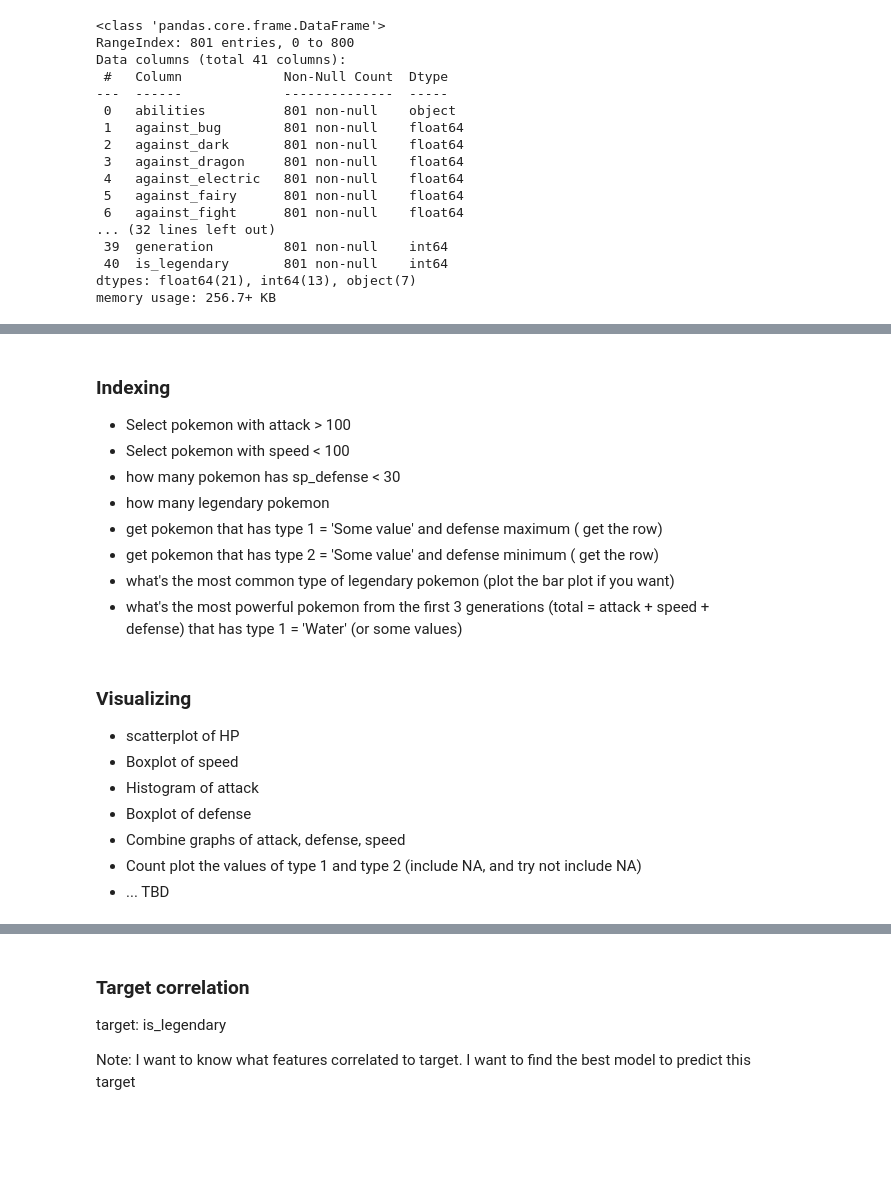
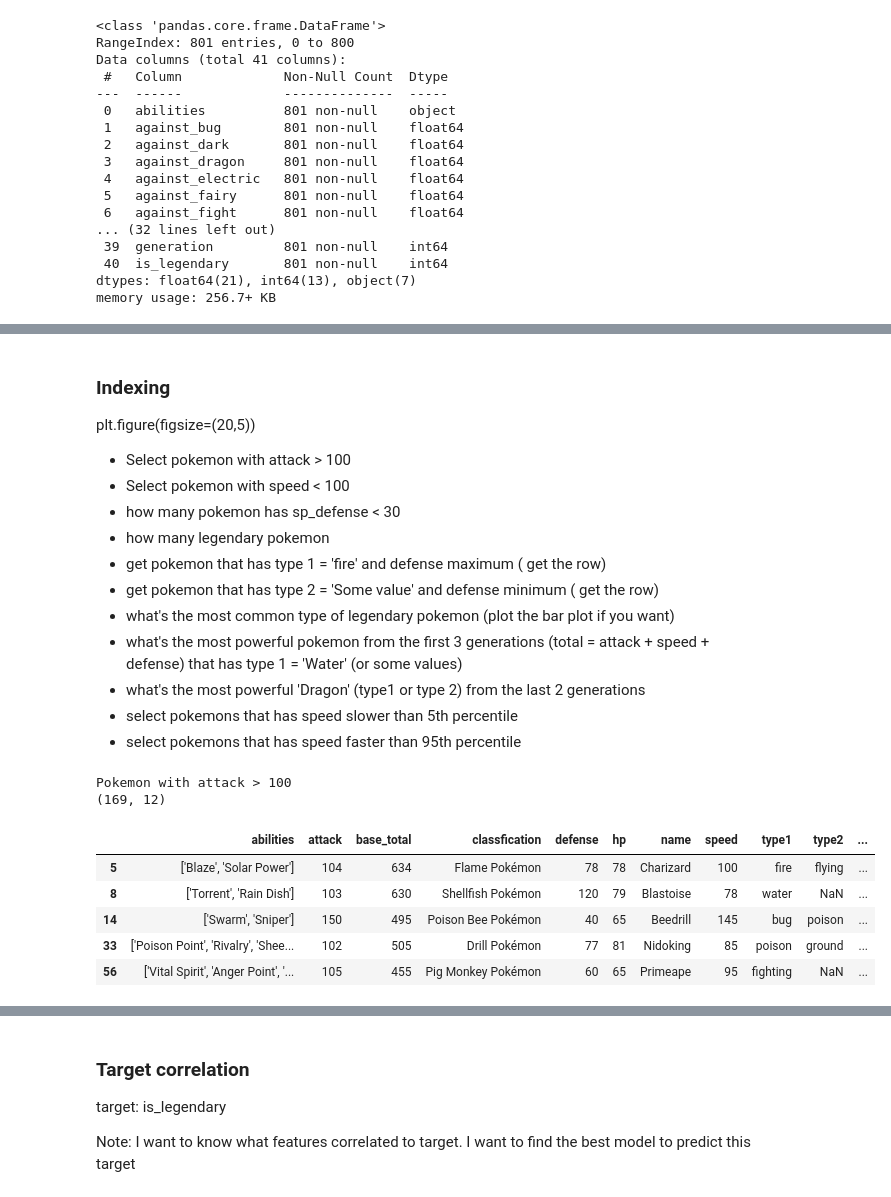
Before and after one commit to jameskn30/my_deep_learning_journey, a Jupyter notebook: tutorials/pandas/pokemon.ipynb, the cells around one changed output, grey strips where cells are left out. Cells and saved outputs as stored; diff of their text form; code cells hidden in the pictures; blank space fills up the shorter version.

```diff
--- a/tutorials/pandas/pokemon.ipynb
+++ b/tutorials/pandas/pokemon.ipynb
@@ -45,21 +222,29 @@ memory usage: 256.7+ KB
 # %% [markdown]
 ### Indexing
+plt.figure(figsize=(20,5))
 
 - Select pokemon with attack > 100
 - Select pokemon with speed < 100
 - how many pokemon has sp_defense < 30
 - how many legendary pokemon
-- get pokemon that has type 1 = 'Some value' and defense maximum ( get the row)
+- get pokemon that has type 1 = 'fire' and defense maximum ( get the row)
 - get pokemon that has type 2 = 'Some value' and defense minimum ( get the row)
 - what's the most common type of legendary pokemon (plot the bar plot if you want)
 - what's the most powerful pokemon from the first 3 generations (total = attack + speed + defense) that has type 1 = 'Water' (or some values)
+- what's the most powerful 'Dragon' (type1 or type 2) from the last 2 generations
+- select pokemons that has speed slower than 5th percentile
+- select pokemons that has speed faster than 95th percentile
-# %% [markdown]
-### Visualizing
-
-- scatterplot of HP
-- Boxplot of speed
-- Histogram of attack
-- Boxplot of defense
-- Combine graphs of attack, defense, speed
-- Count plot the values of type 1 and type 2 (include NA, and try not include NA)
-- ... TBD
+# %%
+print("Pokemon with attack > 100")
+a = df.loc[df['attack'] > 100]
+print(a.shape)
+a.head()
+# %% [output]
+Pokemon with attack > 100
+(169, 12)
+|  | abilities | attack | base_total | classfication | defense | hp | name | speed | type1 | type2 | ... |
+| 5 | ['Blaze', 'Solar Power'] | 104 | 634 | Flame Pokémon | 78 | 78 | Charizard | 100 | fire | flying | ... |
+| 8 | ['Torrent', 'Rain Dish'] | 103 | 630 | Shellfish Pokémon | 120 | 79 | Blastoise | 78 | water | NaN | ... |
+| 14 | ['Swarm', 'Sniper'] | 150 | 495 | Poison Bee Pokémon | 40 | 65 | Beedrill | 145 | bug | poison | ... |
+| 33 | ['Poison Point', 'Rivalry', 'Shee... | 102 | 505 | Drill Pokémon | 77 | 81 | Nidoking | 85 | poison | ground | ... |
+| 56 | ['Vital Spirit', 'Anger Point', '... | 105 | 455 | Pig Monkey Pokémon | 60 | 65 | Primeape | 95 | fighting | NaN | ... |
```
Also changed, not shown: parts of 17 cells of this notebook.
